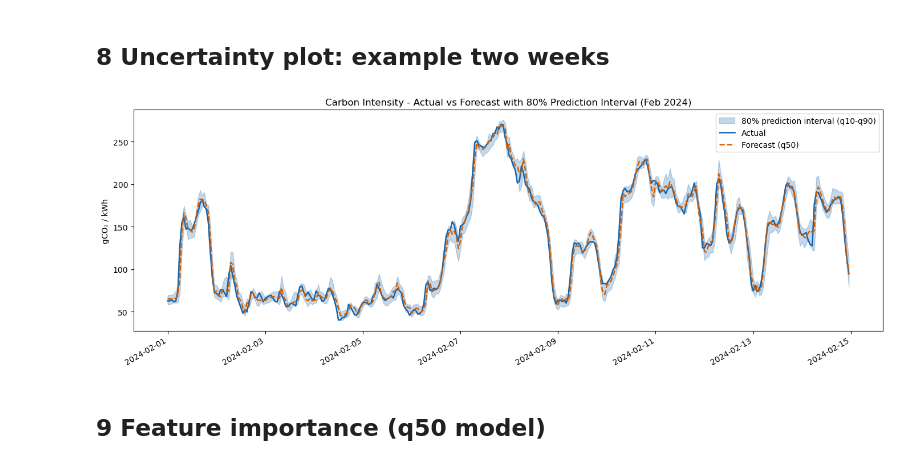
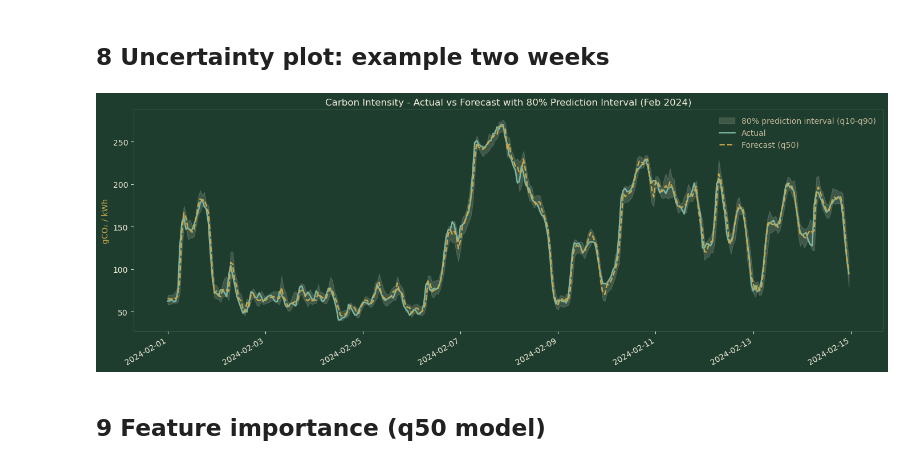
Before and after one commit to KrisN13/Forecasting-UK-Grid-Carbon-Intensity, a Jupyter notebook: notebooks/04_feature_engineering_and_models.ipynb, the cells around one changed output. Saved outputs shown, nothing was run; the diff lists cells and outputs as text; code cells hidden in the pictures.

```diff
--- a/notebooks/04_feature_engineering_and_models.ipynb
+++ b/notebooks/04_feature_engineering_and_models.ipynb
@@ -27,6 +27,24 @@ from carbon.models import (
     evaluate_interval_coverage,
 )
 from carbon.config import CARBON_PARQUET, TEMP_PARQUET
+import matplotlib as mpl
+mpl.rcParams.update({
+    "figure.facecolor":  "#1e3d2e",
+    "axes.facecolor":    "#1e3d2e",
+    "savefig.facecolor": "#1e3d2e",
+    "savefig.edgecolor": "none",
+    "text.color":        "#f5eedc",
+    "axes.labelcolor":   "#c8a84b",
+    "axes.titlecolor":   "#f5eedc",
+    "xtick.color":       "#f5eedc",
+    "ytick.color":       "#f5eedc",
+    "axes.edgecolor":    "#3d5c47",
+    "grid.color":        "#3d5c47",
+    "grid.alpha":        0.6,
+    "legend.facecolor":  "#243d2f",
+    "legend.edgecolor":  "#3d5c47",
+    "legend.labelcolor": "#c4b99a",
+})
 # %% [markdown]
 ## 1 Load raw data
 # %%
@@ -136,29 +154,33 @@ evaluate_interval_coverage(df_preds)
 # %%
 start, end = '2024-02-01', '2024-02-14'
 subset = df_preds.loc[start:end].dropna()
+
+TEAL  = "#7eb8a4"   # actual — teal
+GOLD  = "#c8a84b"   # forecast — gold
+CREAM = "#f5eedc"   # interval band — cream
 
 fig, ax = plt.subplots(figsize=(14, 5))
 
 ax.fill_between(
     subset.index,
     subset['CI_pred_q10'],
     subset['CI_pred_q90'],
-    alpha=0.25,
-    color=COLORS['blue'],
+    alpha=0.15,
+    color=CREAM,
     label='80% prediction interval (q10-q90)',
 )
-ax.plot(subset.index, subset['CI_actual'],   color=COLORS['blue'],   linewidth=1.8, label='Actual')
-ax.plot(subset.index, subset['CI_pred_q50'], color=COLORS['orange'], linewidth=1.8, linestyle='--', label='Forecast (q50)')
+ax.plot(subset.index, subset['CI_actual'],   color=TEAL, linewidth=1.8, label='Actual')
+ax.plot(subset.index, subset['CI_pred_q50'], color=GOLD, linewidth=1.8, linestyle='--', label='Forecast (q50)')
 
 ax.set_title('Carbon Intensity - Actual vs Forecast with 80% Prediction Interval (Feb 2024)')
 ax.set_ylabel('gCO\u2082 / kWh')
-ax.legend()
 fig.autofmt_xdate()
 plt.tight_layout()
-plt.savefig('../assets/ci_forecast_uncertainty_feb2024.png', dpi=150)
+ax.legend(framealpha=0.0)
+plt.savefig('../assets/ci_forecast_uncertainty_feb2024.png', dpi=150, bbox_inches='tight', pad_inches=0.25)
 plt.show()
 # %% [output]
-[figure, old version]
+[figure, new version]
 # %% [markdown]
 ## 9 Feature importance (q50 model)
 # %%
```
Also changed, not shown: parts of 1 cell of this notebook, 4 other files.
